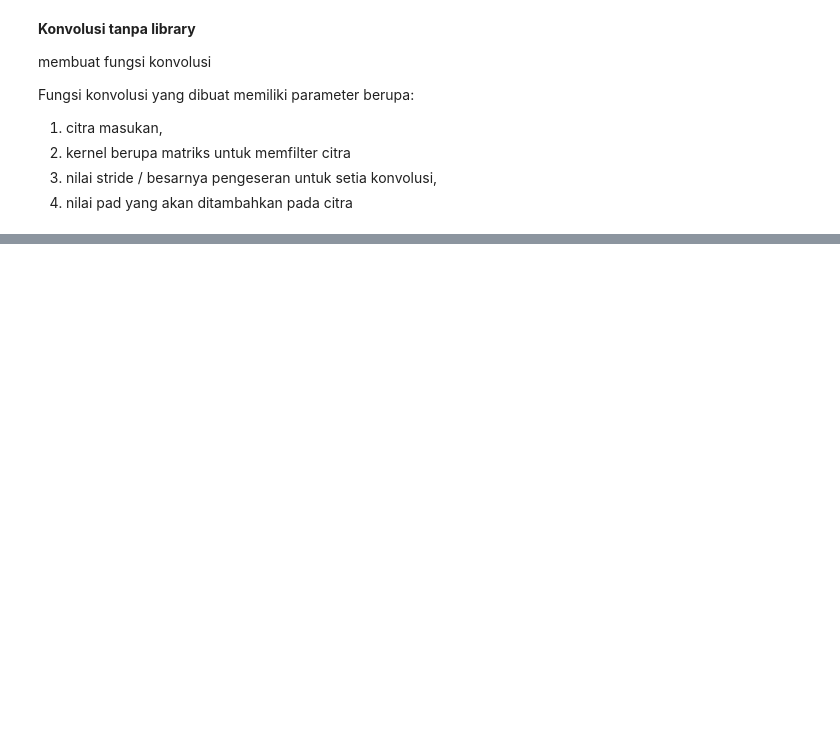
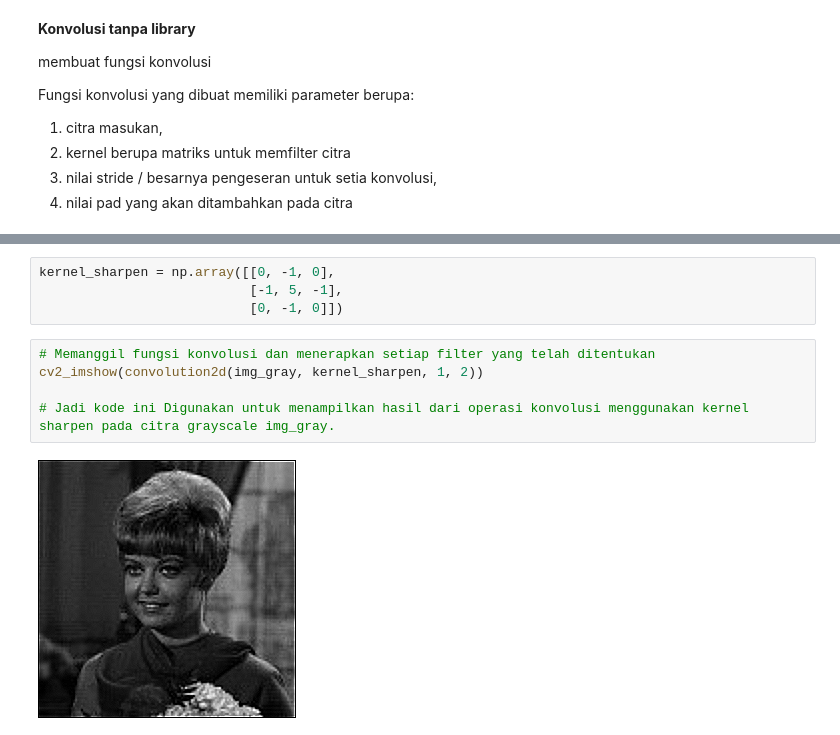
Before and after one commit to Ratnasari124/PCVK_RATNASARI_2024, a Jupyter notebook: week7.ipynb, the cells around one changed output, grey strips where cells are left out. Drawn from its saved outputs; the diff is of its cells as text; blank space fills up the shorter version.

```diff
--- a/week7.ipynb
+++ b/week7.ipynb
@@ -80,0 +109,11 @@ NameError: name 'cv' is not defined
+# %%
+kernel_sharpen = np.array([[0, -1, 0],
+                           [-1, 5, -1],
+                           [0, -1, 0]])
+# %%
+# Memanggil fungsi konvolusi dan menerapkan setiap filter yang telah ditentukan
+cv2_imshow(convolution2d(img_gray, kernel_sharpen, 1, 2))
+
+# Jadi kode ini Digunakan untuk menampilkan hasil dari operasi konvolusi menggunakan kernel sharpen pada citra grayscale img_gray.
+# %% [output]
+[figure, added]
```
Also changed, not shown: parts of 21 cells of this notebook.
